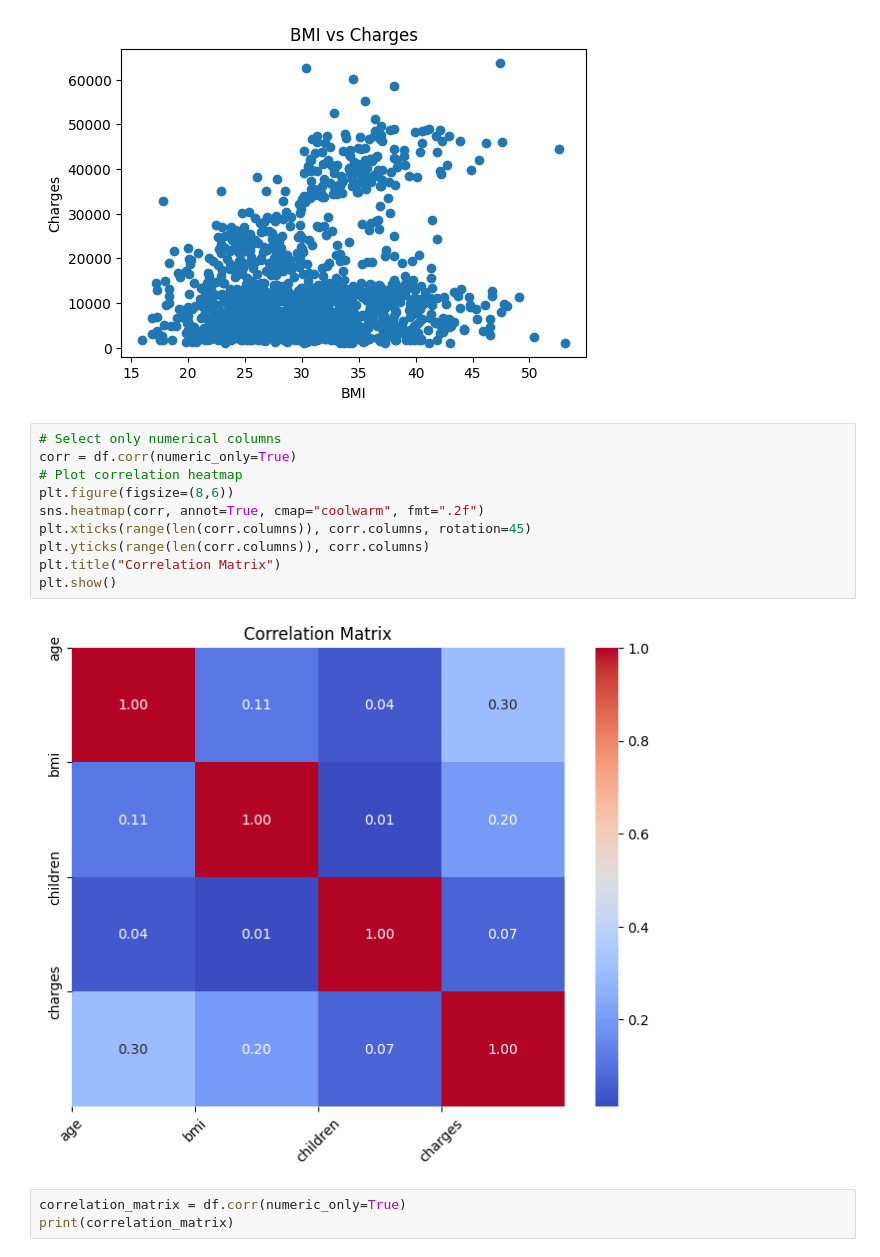
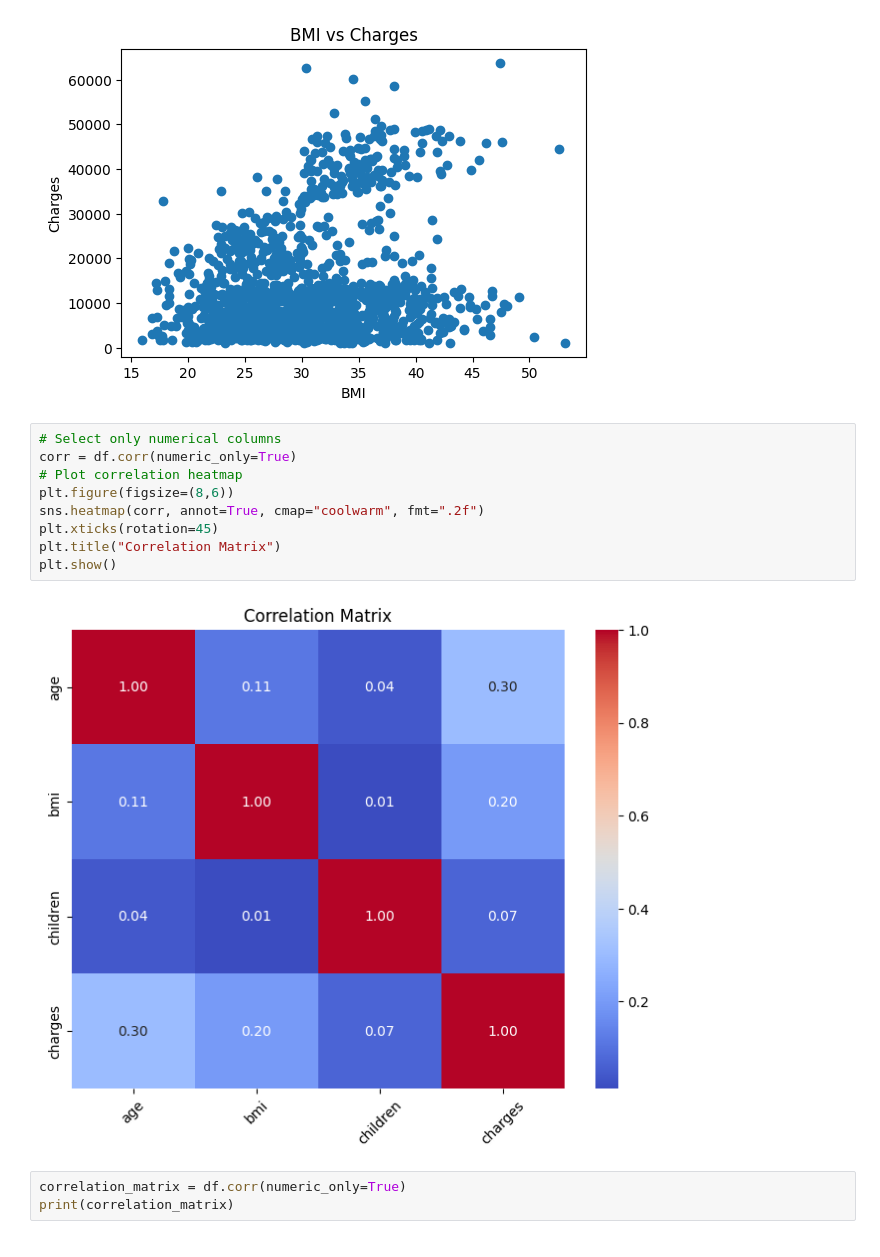
Before and after one commit to shsaniya04/Machine-Learning, a Jupyter notebook: 1_SL_Regression.ipynb, the cells around one changed output. Cells and saved outputs as stored; diff of their text form.

```diff
--- a/1_SL_Regression.ipynb
+++ b/1_SL_Regression.ipynb
@@ -143,15 +144,14 @@ plt.show()
 # %%
 # Select only numerical columns
 corr = df.corr(numeric_only=True)
 # Plot correlation heatmap
 plt.figure(figsize=(8,6))
 sns.heatmap(corr, annot=True, cmap="coolwarm", fmt=".2f")
-plt.xticks(range(len(corr.columns)), corr.columns, rotation=45)
-plt.yticks(range(len(corr.columns)), corr.columns)
+plt.xticks(rotation=45)
 plt.title("Correlation Matrix")
 plt.show()
 # %% [output]
-[figure, old version]
+[figure, new version]
 # %%
 correlation_matrix = df.corr(numeric_only=True)
 print(correlation_matrix)
```
Also changed, not shown: parts of 13 cells of this notebook.
